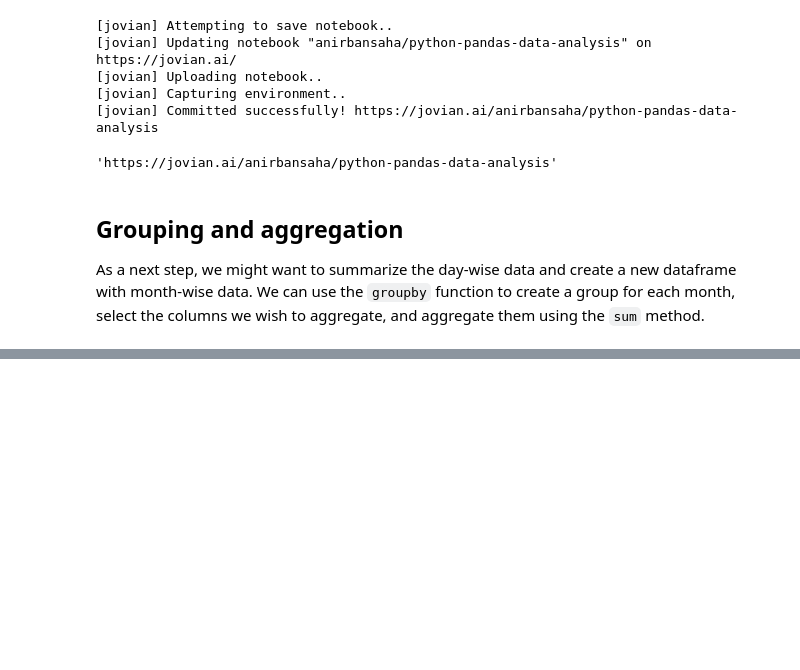
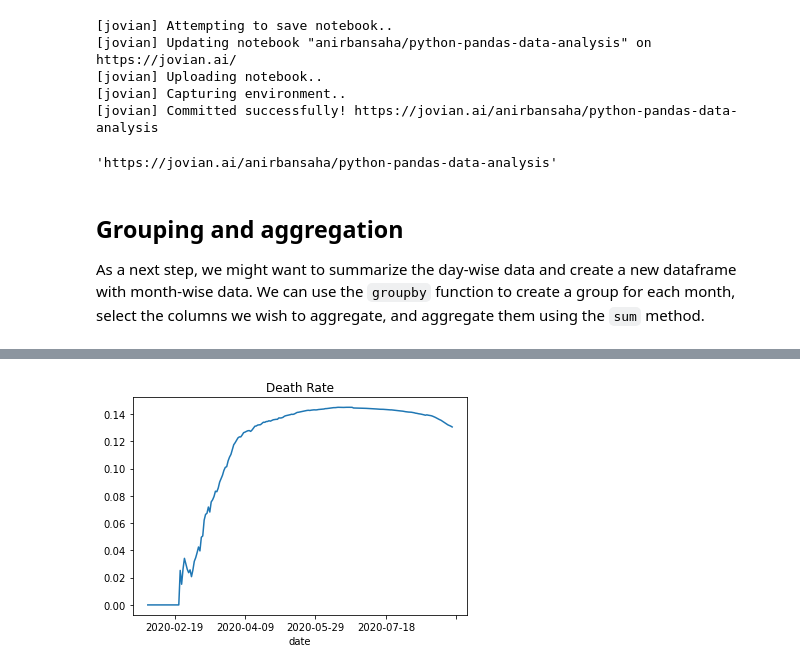
Before and after one commit to AnirbanSaha-Aiub/Python, a Jupyter notebook: Data Analysis with Python Zero to Pandas/python-pandas-data-analysis.ipynb, the cells around one changed output, grey strips where cells are left out. Drawn from its saved outputs; the diff is of its cells as text; code cells hidden in the pictures; blank space fills up the shorter version.

```diff
--- a/Data Analysis with Python Zero to Pandas/python-pandas-data-analysis.ipynb
+++ b/Data Analysis with Python Zero to Pandas/python-pandas-data-analysis.ipynb
@@ -811,0 +1102,4 @@ As a next step, we might want to summarize the day-wise data and create a new da
+# %%
+death_rate.plot(title='Death Rate');
+# %% [output]
+[figure, added]
```
Also changed, not shown: parts of 54 cells of this notebook, 2 other files.
